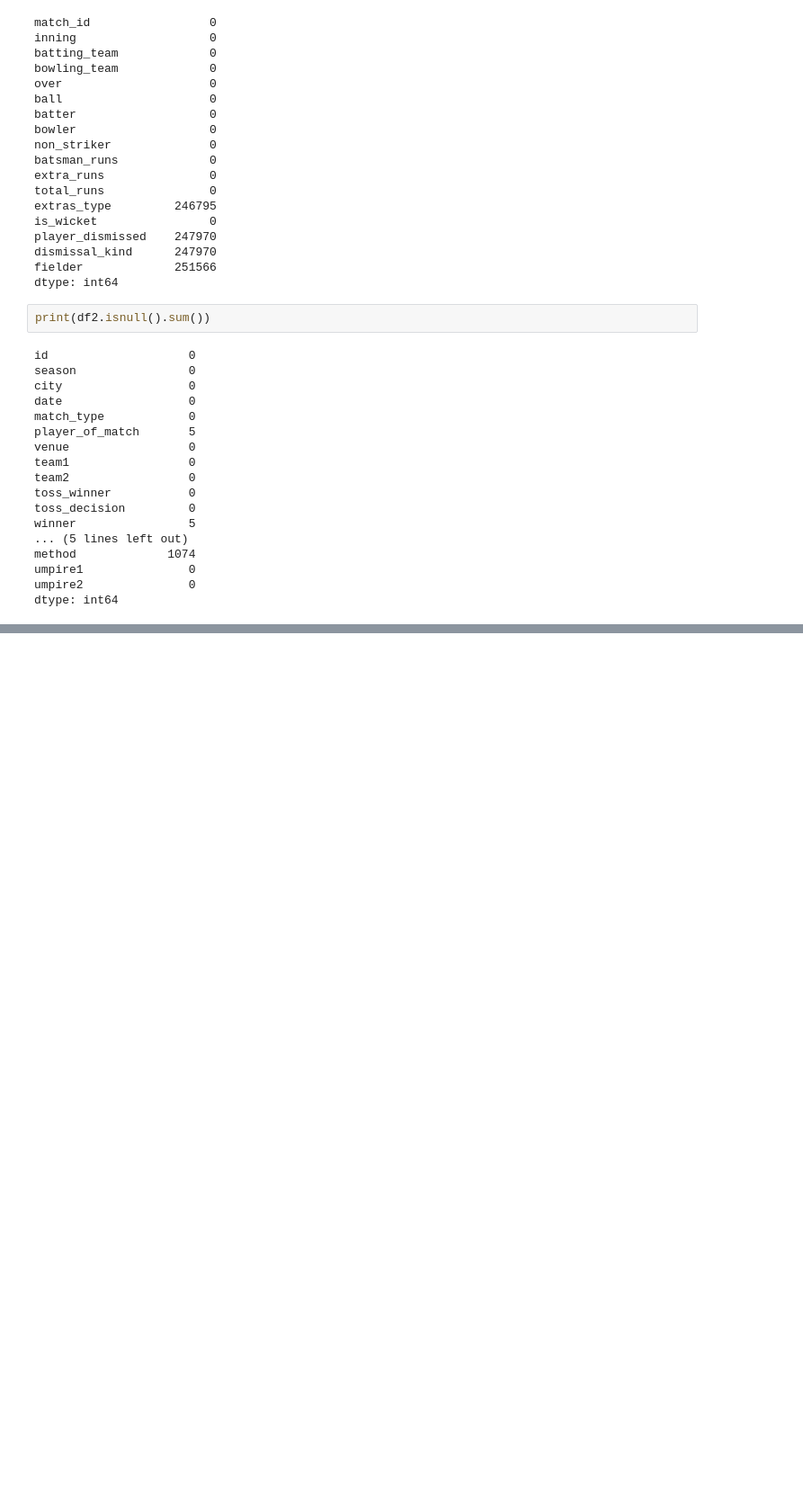
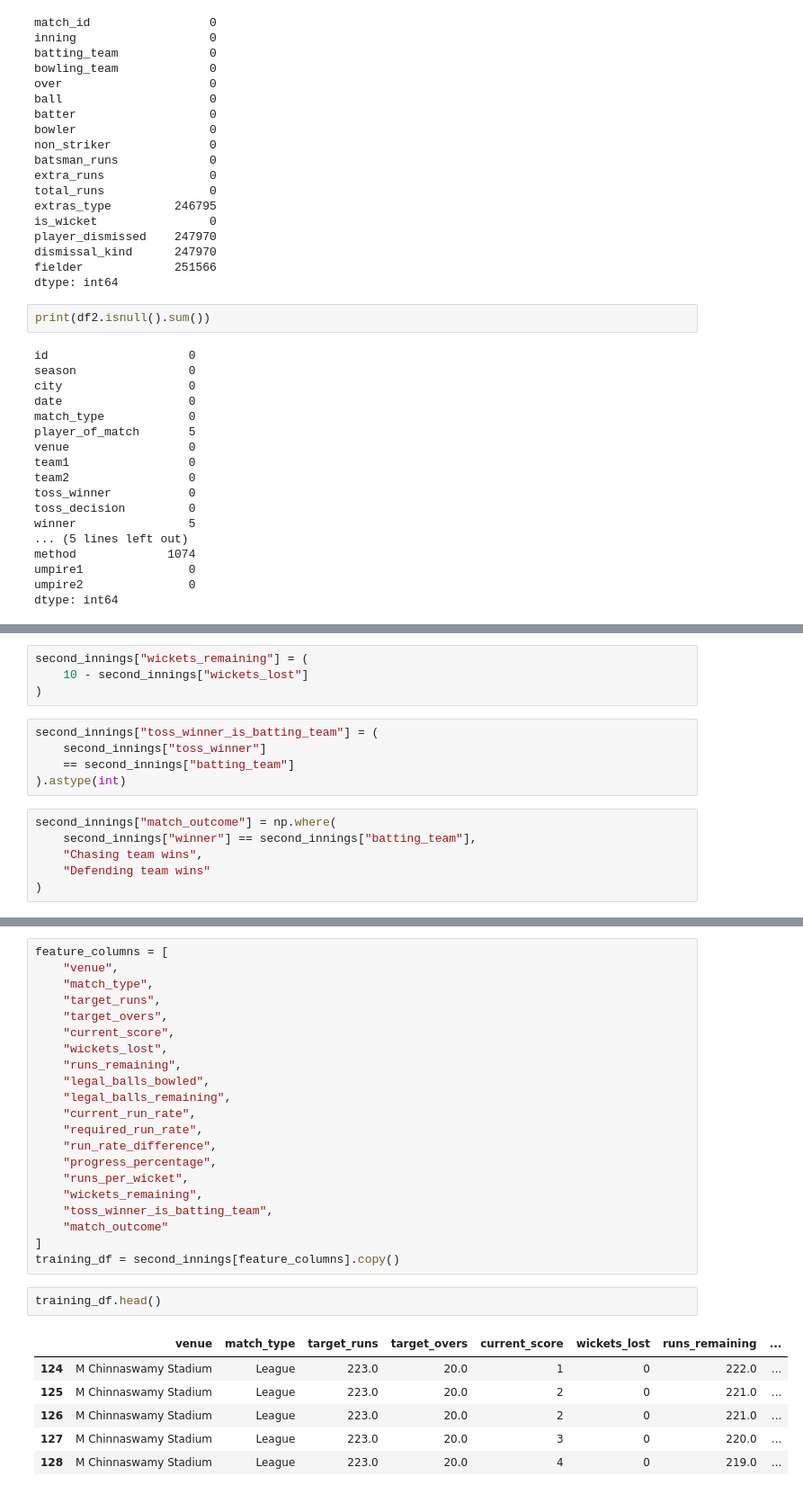
Before and after one commit to Sanjay1972/IPL-Analytics, a Jupyter notebook: src/IPL_analytics.ipynb, the cells around one changed output, grey strips where cells are left out. Shown at 90% size. Drawn from its saved outputs; the diff is of its cells as text; blank space fills up the shorter version.

Commit message:
Feature Engineered Training Data

```diff
--- a/src/IPL_analytics.ipynb
+++ b/src/IPL_analytics.ipynb
@@ -191,0 +396,15 @@ dtype: int64
+# %%
+second_innings["wickets_remaining"] = (
+    10 - second_innings["wickets_lost"]
+)
+# %%
+second_innings["toss_winner_is_batting_team"] = (
+    second_innings["toss_winner"]
+    == second_innings["batting_team"]
+).astype(int)
+# %%
+second_innings["match_outcome"] = np.where(
+    second_innings["winner"] == second_innings["batting_team"],
+    "Chasing team wins",
+    "Defending team wins"
+)
@@ -191,0 +427,30 @@ dtype: int64
+# %%
+feature_columns = [
+    "venue",
+    "match_type",
+    "target_runs",
+    "target_overs",
+    "current_score",
+    "wickets_lost",
+    "runs_remaining",
+    "legal_balls_bowled",
+    "legal_balls_remaining",
+    "current_run_rate",
+    "required_run_rate",
+    "run_rate_difference",
+    "progress_percentage",
+    "runs_per_wicket",
+    "wickets_remaining",
+    "toss_winner_is_batting_team",
+    "match_outcome"
+]
+training_df = second_innings[feature_columns].copy()
+# %%
+training_df.head()
+# %% [output]
+|  | venue | match_type | target_runs | target_overs | current_score | wickets_lost | runs_remaining | ... |
+| 124 | M Chinnaswamy Stadium | League | 223.0 | 20.0 | 1 | 0 | 222.0 | ... |
+| 125 | M Chinnaswamy Stadium | League | 223.0 | 20.0 | 2 | 0 | 221.0 | ... |
+| 126 | M Chinnaswamy Stadium | League | 223.0 | 20.0 | 2 | 0 | 221.0 | ... |
+| 127 | M Chinnaswamy Stadium | League | 223.0 | 20.0 | 3 | 0 | 220.0 | ... |
+| 128 | M Chinnaswamy Stadium | League | 223.0 | 20.0 | 4 | 0 | 219.0 | ... |
```
Also changed, not shown: parts of 24 cells of this notebook.
